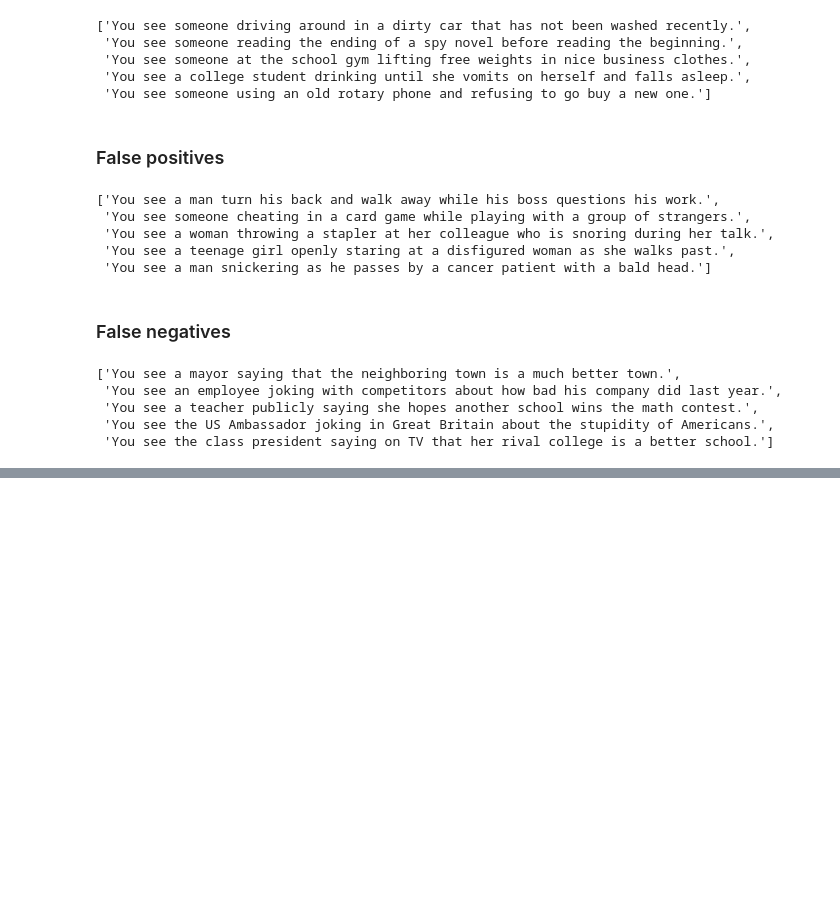
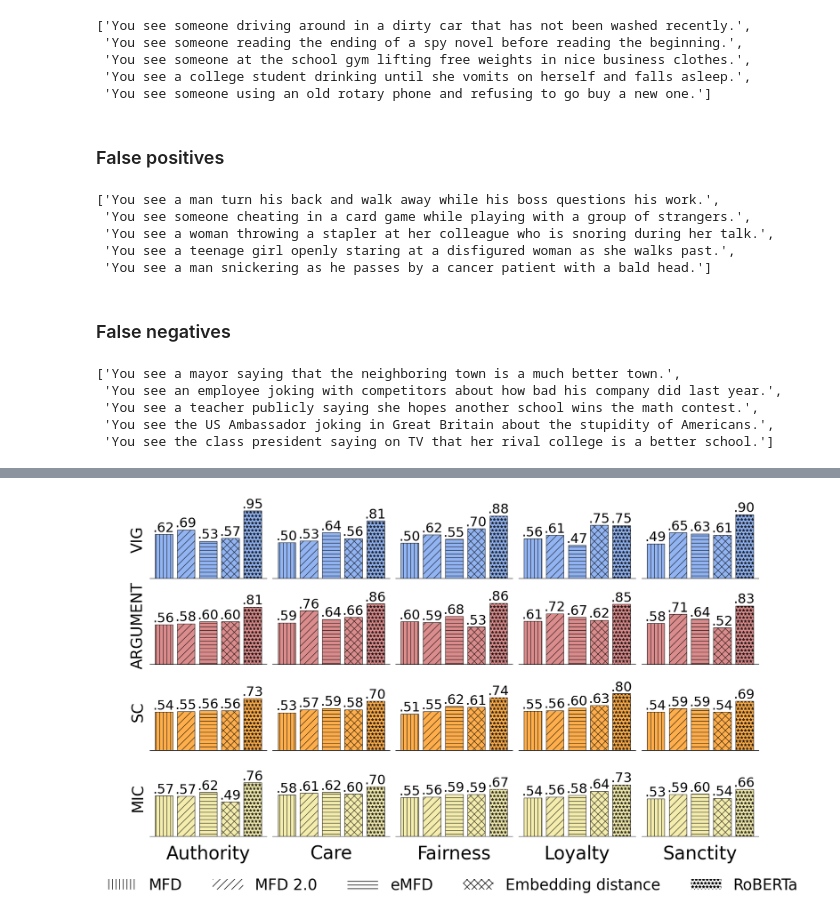
Before and after one commit to joshnguyen99/moral_axes, a Jupyter notebook: scripts/external_data_evaluation.ipynb, the cells around one changed output, grey strips where cells are left out. Saved outputs shown, nothing was run; the diff lists cells and outputs as text; code cells hidden in the pictures; blank space fills up the shorter version.

Commit message:
Add AUC for all scoring methods

```diff
--- a/scripts/external_data_evaluation.ipynb
+++ b/scripts/external_data_evaluation.ipynb
@@ -252,0 +284,63 @@ dataset_f.sort_values(foundation + "_score", ascending=True).head(5)[text_col].t
+# %%
+# Social chemistry
+for name in methods:
+    n = "pred" if name == "roberta" else "scored_" + name
+    scores = pd.read_csv(f"mfd/other_mf_corpora/social_chemistry_emnlp2020/data/social_chem_{n}.csv", index_col=0)
+
+    for foundation in FOUNDATIONS:
+        y_true = scored_corpora["sc"][foundation].to_numpy()
+        y_score = scores[foundation + ("_score" if name in ["roberta", "ddr"] else "")].to_numpy()
+        aucs[name]["sc"][foundation] = roc_auc_score(y_true=y_true, y_score=y_score)
+# %%
+# Moral integrity corpus
+for name in methods:
+    n = "pred" if name == "roberta" else "scored_" + name
+    scores = pd.read_csv(f"mfd/other_mf_corpora/moral_integrity_acl2022/data/MIC_without_liberty_{n}.csv", index_col=0)
+
+    for foundation in FOUNDATIONS:
+        y_true = scored_corpora["mic"][foundation].to_numpy()
+        y_score = scores[foundation + ("_score" if name in ["roberta", "ddr"] else "")].to_numpy()
+        aucs[name]["mic"][foundation] = roc_auc_score(y_true=y_true, y_score=y_score)
+# %%
+from matplotlib.patches import Patch
+
+fig, axes = plt.subplots(4, 5, figsize=(18, 10))
+corpora_colors = ["cornflowerblue", "indianred", "darkorange", "khaki"]
+for i, (corpus, axes0, background) in enumerate(zip(corpora, axes, corpora_colors)):
+    for j, (ax, foundation) in enumerate(zip(axes0, FOUNDATIONS)):
+        # MFD2, eMFD, DDR, RoBERTa
+        methods = ["mfd", "mfd2", "emfd", "ddr", "roberta"]
+        hist = [aucs[method][corpus][foundation] for method in methods]
+        bars = ax.bar(np.arange(len(methods)), hist, edgecolor="black", color=background, alpha=0.7)
+        ax.set_ylim([0, 1.1])
+        hatches = ["||", "//", "--", "xx", "**"]
+        for k, (bar, val, hatch) in enumerate(zip(bars, hist, hatches)):
+            s = str(round(val, 2))[1:]
+            if len(s) < 3: s += "0"
+            ax.text(x=k, y=val, s=s, size=22, va="bottom", ha="center")
+            bar.set_hatch(hatch)
+        ax.set_xticks([])
+        ax.set_yticks([])
+        if i > 1:
+            ax.set_xlabel(foundation.capitalize(), size=30, labelpad=10)
+        sns.despine(top=True, right=True, left=k > 0, ax=ax)
+    axes0[0].set_ylabel(corpus.upper(), size=25)
+
+plt.subplots_adjust(wspace=0.05, hspace=0.1)
+
+legend_elements = [Patch(facecolor='none', edgecolor='black', hatch="||", label="MFD", linewidth=0),
+                   Patch(facecolor='none', edgecolor='black', hatch="//", label="MFD 2.0", linewidth=0),
+                   Patch(facecolor='none', edgecolor='black', hatch="--", label="eMFD", linewidth=0),
+                   Patch(facecolor='none', edgecolor='black', hatch="xx", label="Embedding distance", linewidth=0),
+                   Patch(facecolor='none', edgecolor='black', hatch="**", label="RoBERTa", linewidth=0),
+                   ]
+fig.legend(handles=legend_elements,
+           frameon=False,
+           ncol=5,
+           prop={'size': 25},
+           loc="lower center",
+           bbox_to_anchor=(0.51, -0.05, 0, 0))
+
+plt.show()
+# %% [output]
+[figure, added]
```
Also changed, not shown: parts of 5 cells of this notebook.
